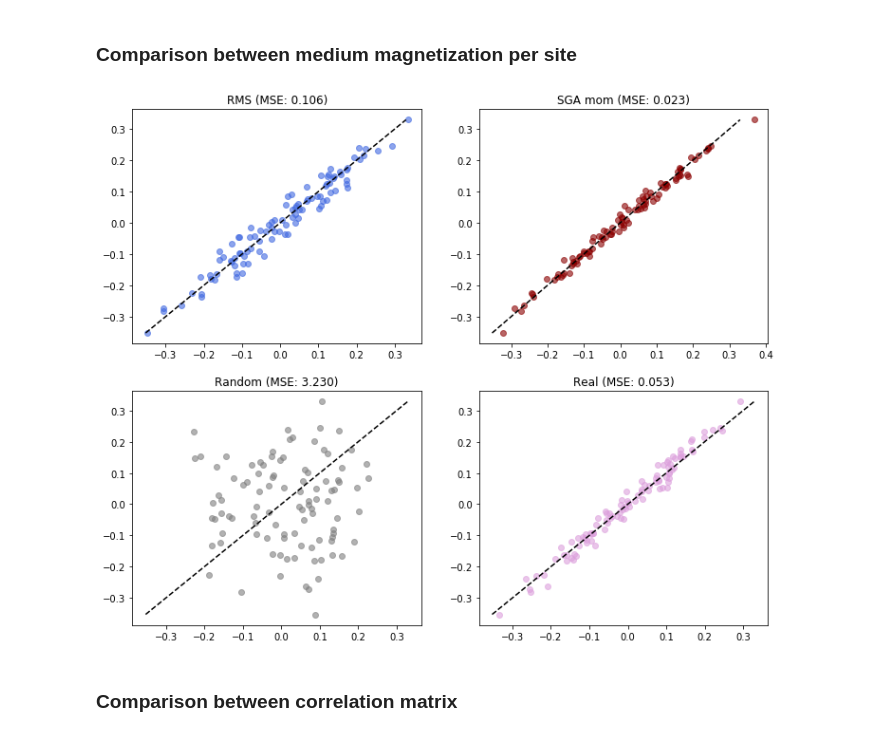
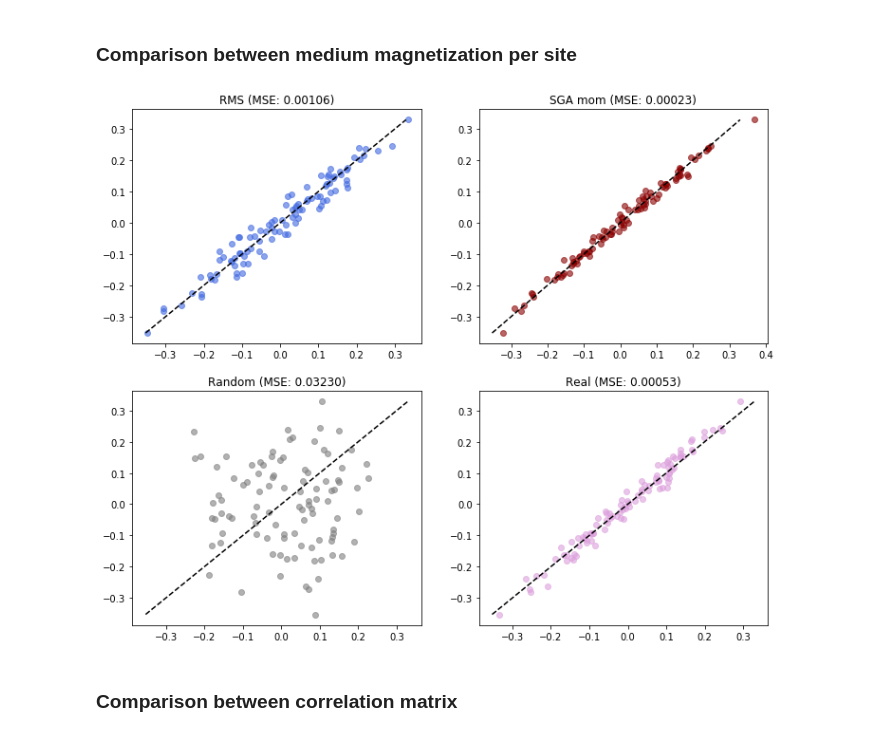
Before and after one commit to micheleavella/brain_project, a Jupyter notebook: kinetic_ising _inference_p2.ipynb, the cells around one changed output. Drawn from its saved outputs; the diff is of its cells as text; code cells hidden in the pictures.

Commit message:
plots

```diff
--- a/kinetic_ising _inference_p2.ipynb
+++ b/kinetic_ising _inference_p2.ipynb
@@ -180,21 +180,21 @@ sigma = np.std(S, axis = 1)/np.sqrt(steps)
 # %%
 fig, axs = plt.subplots(2, 2 ,figsize=(12,10))
 axs[0, 0].plot(M_rms,M,'o',alpha = 0.6,color='royalblue')
-axs[0, 0].set_title('RMS (MSE: '+str(np.sum((M_rms-M)**2))[:5]+')')
+axs[0, 0].set_title('RMS (MSE: '+str(np.mean((M_rms-M)**2))[:7]+')')
 axs[0, 1].plot(M_mom,M,'o',alpha = 0.6,color='darkred')
-axs[0, 1].set_title('SGA mom (MSE: '+str(np.sum((M_mom-M)**2))[:5]+')')
+axs[0, 1].set_title('SGA mom (MSE: '+str(np.mean((M_mom-M)**2))[:7]+')')
 axs[1, 0].plot(M_rand,M,'o',alpha = 0.6,color='grey')
-axs[1, 0].set_title('Random (MSE: '+str(np.sum((M_rand-M)**2))[:5]+')')
+axs[1, 0].set_title('Random (MSE: '+str(np.mean((M_rand-M)**2))[:7]+')')
 axs[1, 1].plot(M_real,M,'o',alpha = 0.6,color ='plum')
-axs[1, 1].set_title('Real (MSE: '+str(np.sum((M_real-M)**2))[:5]+')')
+axs[1, 1].set_title('Real (MSE: '+str(np.mean((M_real-M)**2))[:7]+')')
 
 
 for ax in axs.flat:
     ax.plot([min(M),max(M)],[min(M),max(M)],'--',color ='black')
 
 plt.savefig('03.png',dpi=200)
 # %% [output]
-[figure, old version]
+[figure, new version]
 # %% [markdown]
 ### Comparison between correlation matrix
 # %%
```
Also changed, not shown: parts of 10 cells of this notebook, 12 other files.
